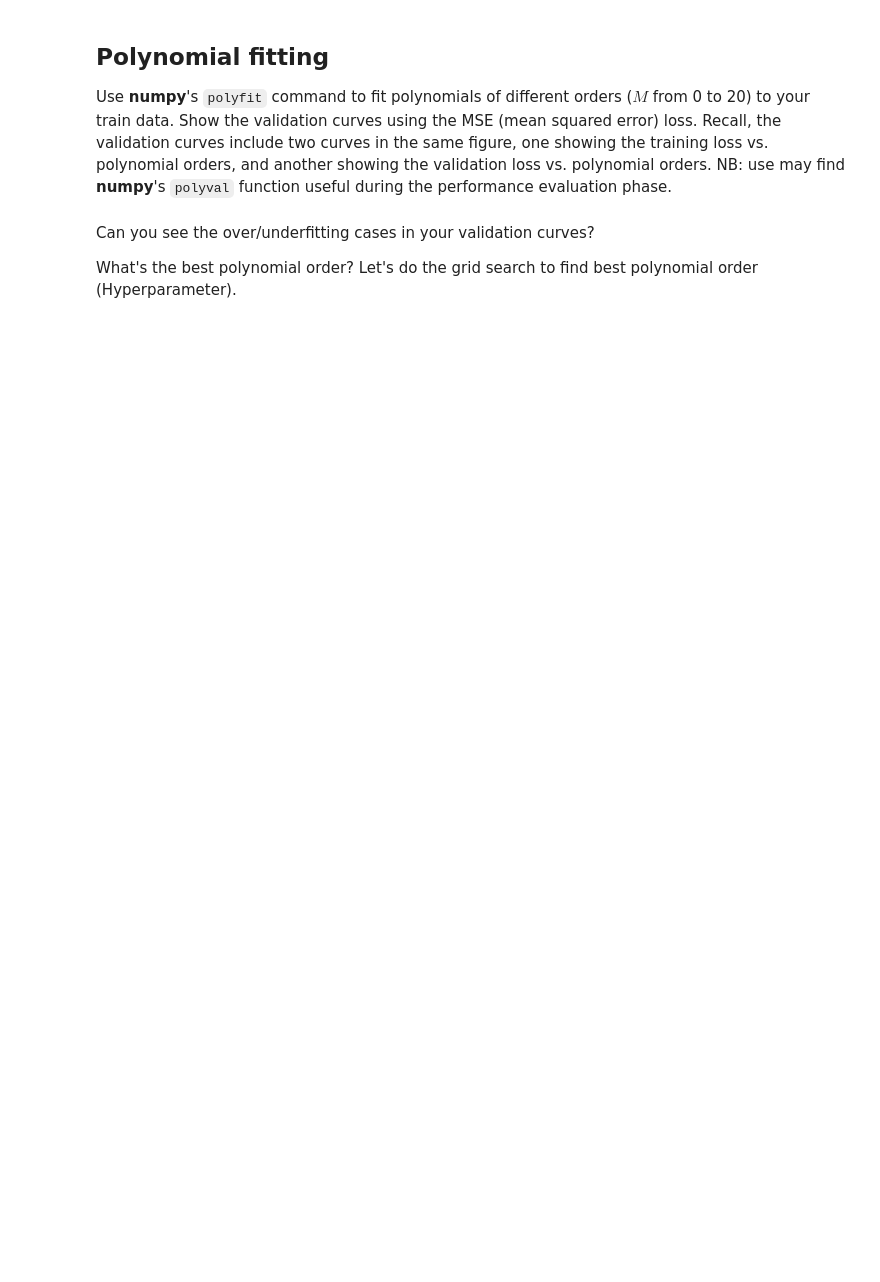
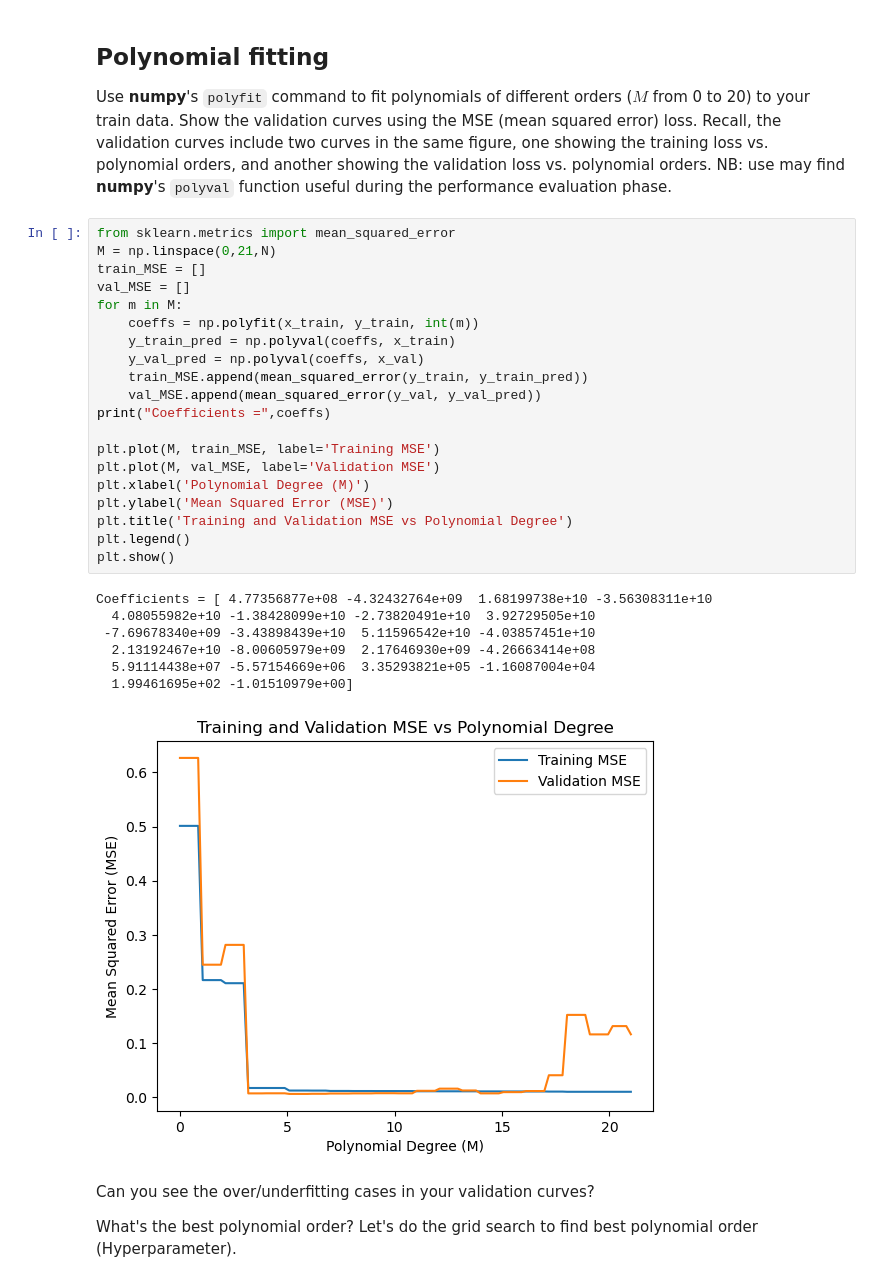
Before and after one commit to Hongze200532/Data-Science, a Jupyter notebook: Data Science_Week2/w2-lab1(1).ipynb, the cells around one changed output. Drawn from its saved outputs; the diff is of its cells as text; blank space fills up the shorter version.

````diff
--- a/Data Science_Week2/w2-lab1(1).ipynb
+++ b/Data Science_Week2/w2-lab1(1).ipynb
@@ -34,6 +53,34 @@ data_train, data_test, labels_train, labels_test = train_test_split(x, y, test_s
 # %% [markdown]
 ## Polynomial fitting
 Use __numpy__'s ```polyfit``` command to fit polynomials of different orders ($M$ from 0 to 20) to your train data. Show the validation curves using the MSE (mean squared error) loss. Recall, the validation curves include two curves in the same figure, one showing the training loss vs. polynomial orders, and another showing the validation loss vs. polynomial orders. NB: use may find __numpy__'s ```polyval``` function useful during the performance evaluation phase.
+# %%
+from sklearn.metrics import mean_squared_error
+M = np.linspace(0,21,N)
+train_MSE = []
+val_MSE = []
+for m in M:
+    coeffs = np.polyfit(x_train, y_train, int(m))
+    y_train_pred = np.polyval(coeffs, x_train)
+    y_val_pred = np.polyval(coeffs, x_val)
+    train_MSE.append(mean_squared_error(y_train, y_train_pred))
+    val_MSE.append(mean_squared_error(y_val, y_val_pred))
+print("Coefficients =",coeffs)
+
+plt.plot(M, train_MSE, label='Training MSE')
+plt.plot(M, val_MSE, label='Validation MSE')
+plt.xlabel('Polynomial Degree (M)')
+plt.ylabel('Mean Squared Error (MSE)')
+plt.title('Training and Validation MSE vs Polynomial Degree')
+plt.legend()
+plt.show()
+# %% [output]
+Coefficients = [ 4.77356877e+08 -4.32432764e+09  1.68199738e+10 -3.56308311e+10
+  4.08055982e+10 -1.38428099e+10 -2.73820491e+10  3.92729505e+10
+ -7.69678340e+09 -3.43898439e+10  5.11596542e+10 -4.03857451e+10
+  2.13192467e+10 -8.00605979e+09  2.17646930e+09 -4.26663414e+08
+  5.91114438e+07 -5.57154669e+06  3.35293821e+05 -1.16087004e+04
+  1.99461695e+02 -1.01510979e+00]
+[figure, added]
 # %% [markdown]
 Can you see the over/underfitting cases in your validation curves?
 
````
Also changed, not shown: parts of 5 cells of this notebook.
